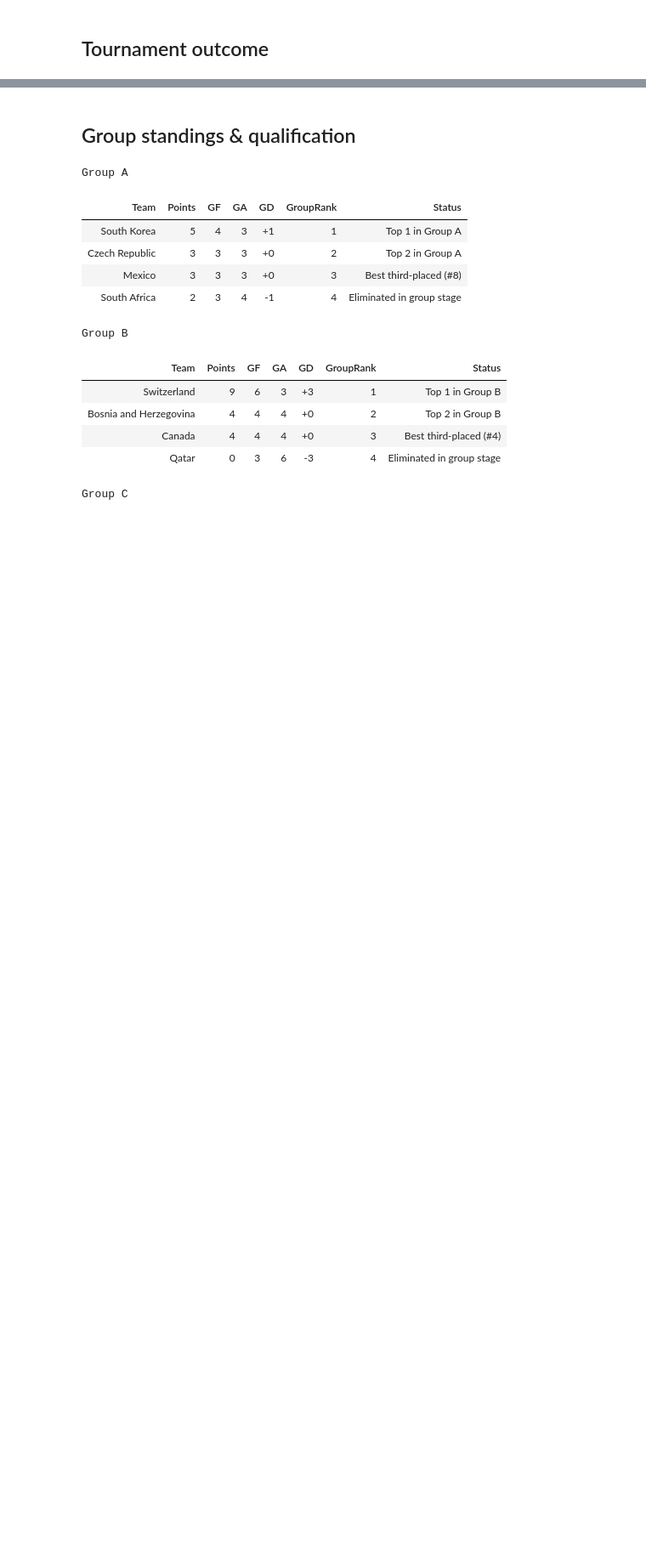
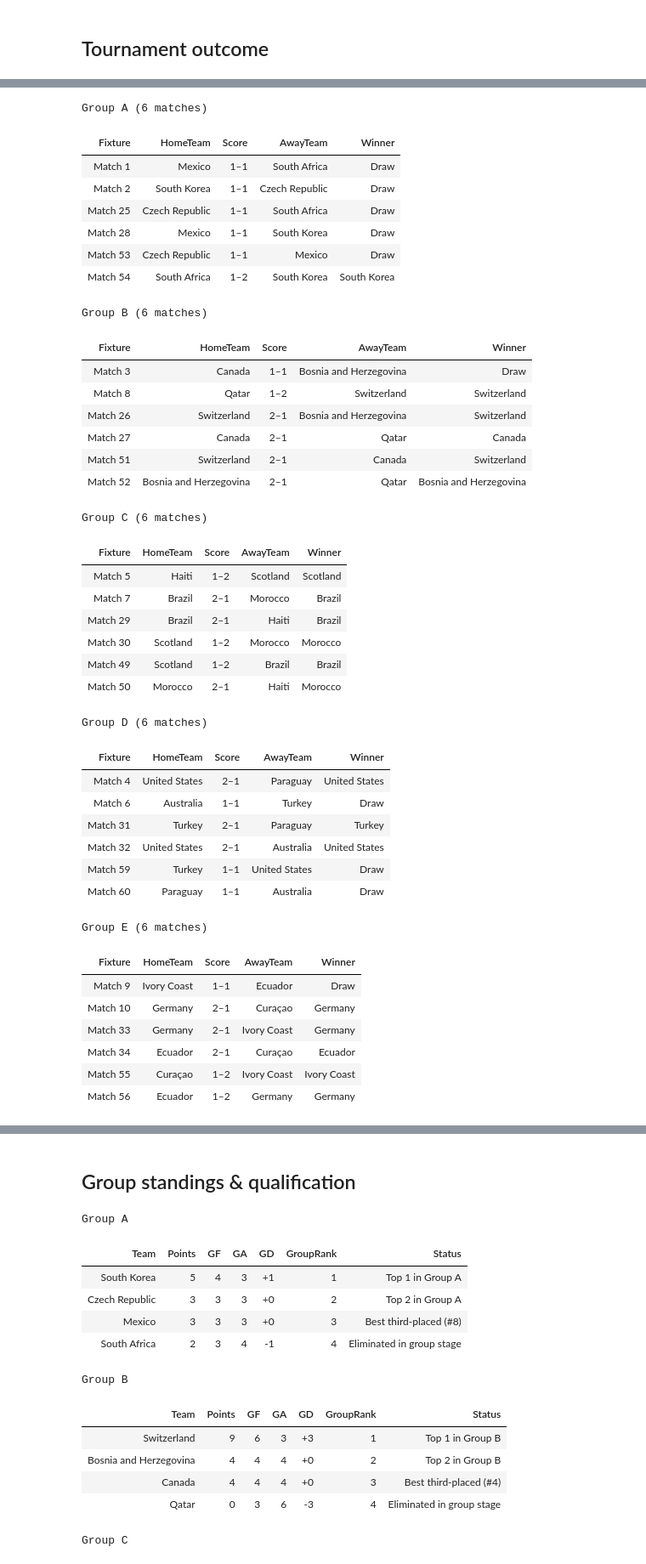
Before and after one commit to NigelCusc/world-cup-predictor, a Jupyter notebook: Display_2026_Predictions.ipynb, the cells around one changed output, grey strips where cells are left out. Shown at 85% size. Saved outputs shown, nothing was run; the diff lists cells and outputs as text; code cells hidden in the pictures; blank space fills up the shorter version.

```diff
--- a/Display_2026_Predictions.ipynb
+++ b/Display_2026_Predictions.ipynb
@@ -170,0 +176,50 @@ Group F (6 matches)
+# %%
+matches = ordered_group_matches.copy()
+
+for group in sorted(matches["Group"].dropna().unique()):
+    group_matches = matches.loc[matches["Group"] == group].sort_values(
+        "score", key=lambda s: s.map(parse_match_number)
+    )
+    print(f"\n{group} ({len(group_matches)} matches)")
+    show_styled_table(format_match_table(group_matches))
+# %% [output]
+Group A (6 matches)
+| Fixture | HomeTeam | Score | AwayTeam | Winner |
+| Match 1 | Mexico | 1–1 | South Africa | Draw |
+| Match 2 | South Korea | 1–1 | Czech Republic | Draw |
+| Match 25 | Czech Republic | 1–1 | South Africa | Draw |
+| Match 28 | Mexico | 1–1 | South Korea | Draw |
+| Match 53 | Czech Republic | 1–1 | Mexico | Draw |
+| Match 54 | South Africa | 1–2 | South Korea | South Korea |
+Group B (6 matches)
+| Fixture | HomeTeam | Score | AwayTeam | Winner |
+| Match 3 | Canada | 1–1 | Bosnia and Herzegovina | Draw |
+| Match 8 | Qatar | 1–2 | Switzerland | Switzerland |
+| Match 26 | Switzerland | 2–1 | Bosnia and Herzegovina | Switzerland |
+| Match 27 | Canada | 2–1 | Qatar | Canada |
+| Match 51 | Switzerland | 2–1 | Canada | Switzerland |
+| Match 52 | Bosnia and Herzegovina | 2–1 | Qatar | Bosnia and Herzegovina |
+Group C (6 matches)
+| Fixture | HomeTeam | Score | AwayTeam | Winner |
+| Match 5 | Haiti | 1–2 | Scotland | Scotland |
+| Match 7 | Brazil | 2–1 | Morocco | Brazil |
+| Match 29 | Brazil | 2–1 | Haiti | Brazil |
+| Match 30 | Scotland | 1–2 | Morocco | Morocco |
+| Match 49 | Scotland | 1–2 | Brazil | Brazil |
+| Match 50 | Morocco | 2–1 | Haiti | Morocco |
+Group D (6 matches)
+| Fixture | HomeTeam | Score | AwayTeam | Winner |
+| Match 4 | United States | 2–1 | Paraguay | United States |
+| Match 6 | Australia | 1–1 | Turkey | Draw |
+| Match 31 | Turkey | 2–1 | Paraguay | Turkey |
+| Match 32 | United States | 2–1 | Australia | United States |
+| Match 59 | Turkey | 1–1 | United States | Draw |
+| Match 60 | Paraguay | 1–1 | Australia | Draw |
+Group E (6 matches)
+| Fixture | HomeTeam | Score | AwayTeam | Winner |
+| Match 9 | Ivory Coast | 1–1 | Ecuador | Draw |
+| Match 10 | Germany | 2–1 | Curaçao | Germany |
+| Match 33 | Germany | 2–1 | Ivory Coast | Germany |
+| Match 34 | Ecuador | 2–1 | Curaçao | Ecuador |
+| Match 55 | Curaçao | 1–2 | Ivory Coast | Ivory Coast |
+| Match 56 | Ecuador | 1–2 | Germany | Germany |
```
Also changed, not shown: parts of 12 cells of this notebook, 11 other files.
